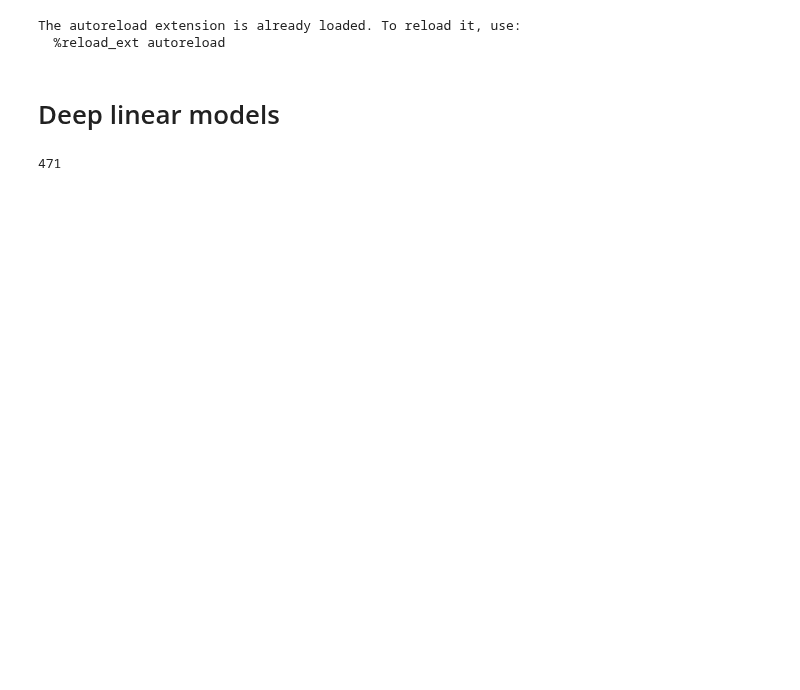
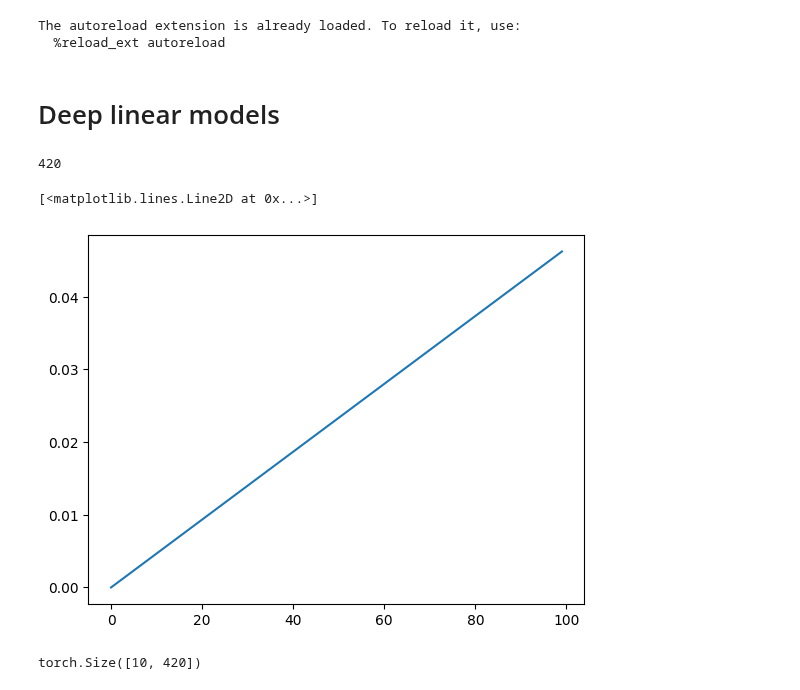
Before and after one commit to LRudL/dots, a Jupyter notebook: notebooks/dots_sanity_tests.ipynb, the cells around one changed output. Cells and saved outputs as stored; diff of their text form; code cells hidden in the pictures; blank space fills up the shorter version.

```diff
--- a/notebooks/dots_sanity_tests.ipynb
+++ b/notebooks/dots_sanity_tests.ipynb
@@ -21,10 +21,19 @@ The autoreload extension is already loaded. To reload it, use:
 # %% [markdown]
 # Deep linear models
 # %%
-deep_linear = DeepLinear(1, 1, hidden=5, hidden_size=10)
+deep_linear = DeepLinear(1, 1, hidden=5, hidden_size=10, bias=False)
 deep_linear.count_params()
 # %% [output]
-471
+420
+# %%
+plt.plot(deep_linear(t.linspace(0, 5, 100).unsqueeze(-1)).detach().numpy())
+# %% [output]
+[<matplotlib.lines.Line2D at 0x...>]
+[figure, added]
+# %%
+deep_linear.matrix_jacobian(random_batch(10, 1)).shape
+# %% [output]
+torch.Size([10, 420])
 # %%
 plot_dots_stats(
     deep_linear,
```
Also changed, not shown: parts of 3 cells of this notebook, 3 other files.
